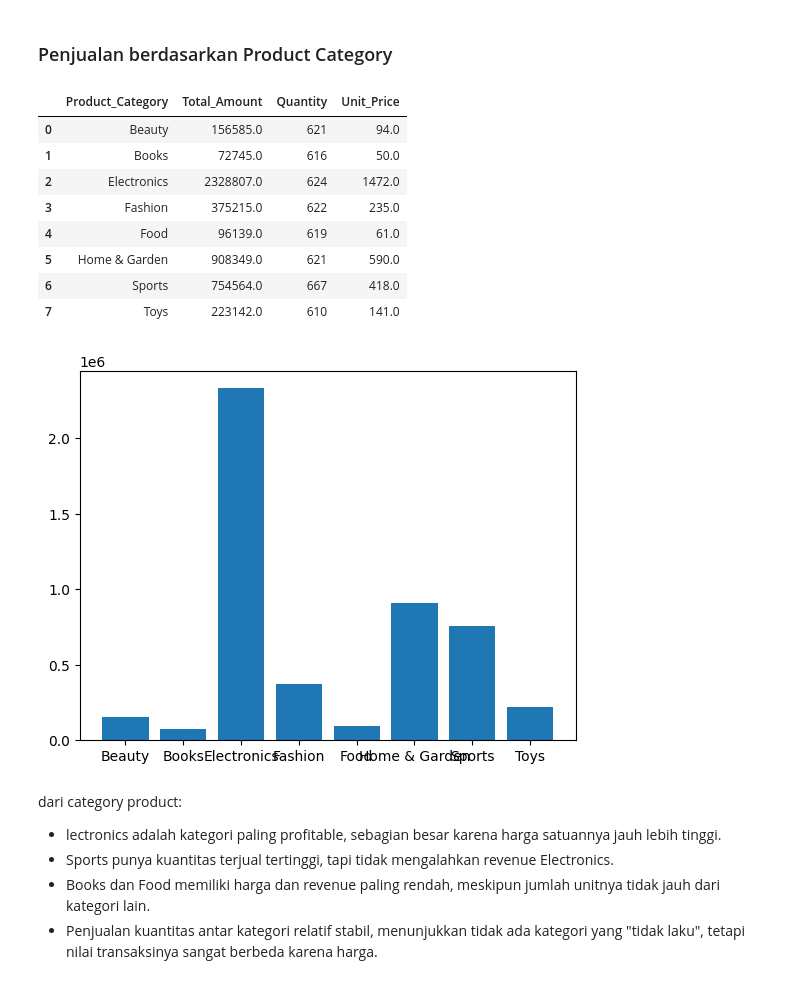
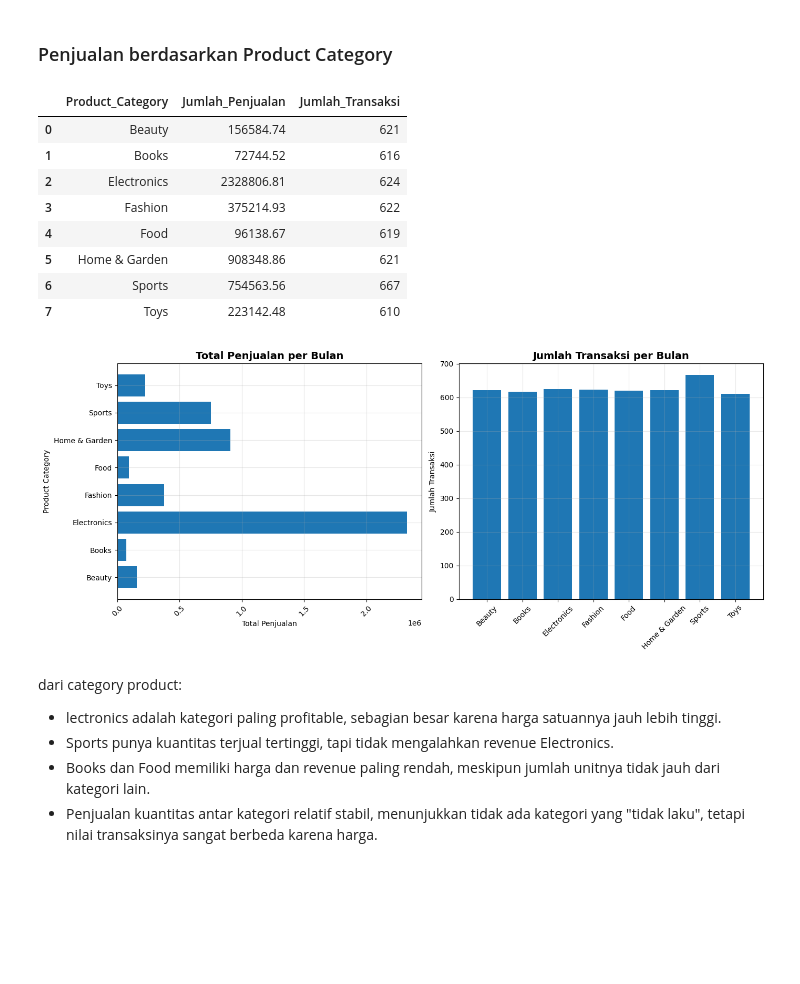
Before and after one commit to HaafizHhamda/Project-Analysis, a Jupyter notebook: Notebook.ipynb, the cells around one changed output. Cells and saved outputs as stored; diff of their text form; code cells hidden in the pictures; blank space fills up the shorter version.

```diff
--- a/Notebook.ipynb
+++ b/Notebook.ipynb
@@ -201,25 +222,51 @@ dari tren bulana:
 # %%
 product = df.groupby("Product_Category").agg({
     "Total_Amount": "sum",
-    "Quantity":"count",
-    "Unit_Price":'median'
-}).round().reset_index()
+    "Order_ID":"count"
+}).reset_index()
+product.rename(columns={
+    'Order_ID':"Jumlah_Transaksi",
+    'Total_Amount':'Jumlah_Penjualan'
+    },inplace=True)
 product
 # %% [output]
-|  | Product_Category | Total_Amount | Quantity | Unit_Price |
-| 0 | Beauty | 156585.0 | 621 | 94.0 |
-| 1 | Books | 72745.0 | 616 | 50.0 |
-| 2 | Electronics | 2328807.0 | 624 | 1472.0 |
-| 3 | Fashion | 375215.0 | 622 | 235.0 |
-| 4 | Food | 96139.0 | 619 | 61.0 |
-| 5 | Home & Garden | 908349.0 | 621 | 590.0 |
-| 6 | Sports | 754564.0 | 667 | 418.0 |
-| 7 | Toys | 223142.0 | 610 | 141.0 |
+|  | Product_Category | Jumlah_Penjualan | Jumlah_Transaksi |
+| 0 | Beauty | 156584.74 | 621 |
+| 1 | Books | 72744.52 | 616 |
+| 2 | Electronics | 2328806.81 | 624 |
+| 3 | Fashion | 375214.93 | 622 |
+| 4 | Food | 96138.67 | 619 |
+| 5 | Home & Garden | 908348.86 | 621 |
+| 6 | Sports | 754563.56 | 667 |
+| 7 | Toys | 223142.48 | 610 |
 # %%
-plt.bar(product['Product_Category'],product['Total_Amount'])
+plt.figure(figsize=(14, 6))
+
+# Plot total penjualan
+plt.subplot(1, 2, 1)
+plt.barh(product['Product_Category'],
+         product['Jumlah_Penjualan']
+         )
+plt.title('Total Penjualan per Bulan', fontsize=14, fontweight='bold')
+plt.ylabel('Product Category')
+plt.xlabel('Total Penjualan')
+plt.grid(True, alpha=0.3)
+plt.xticks(rotation=45)
+
+# Plot jumlah transaksi
+plt.subplot(1, 2, 2)
+plt.bar(product['Product_Category'],
+         product['Jumlah_Transaksi']
+         )
+plt.title('Jumlah Transaksi per Bulan', fontsize=14, fontweight='bold')
+plt.ylabel('Jumlah Transaksi')
+plt.grid(True, alpha=0.3)
+plt.xticks(rotation=45)
+
+plt.tight_layout()
 plt.show()
 # %% [output]
-[figure, old version]
+[figure, new version]
 # %% [markdown]
 dari category product:
 - lectronics adalah kategori paling profitable, sebagian besar karena harga satuannya jauh lebih tinggi.
```
Also changed, not shown: parts of 16 cells of this notebook, 1 other file.
